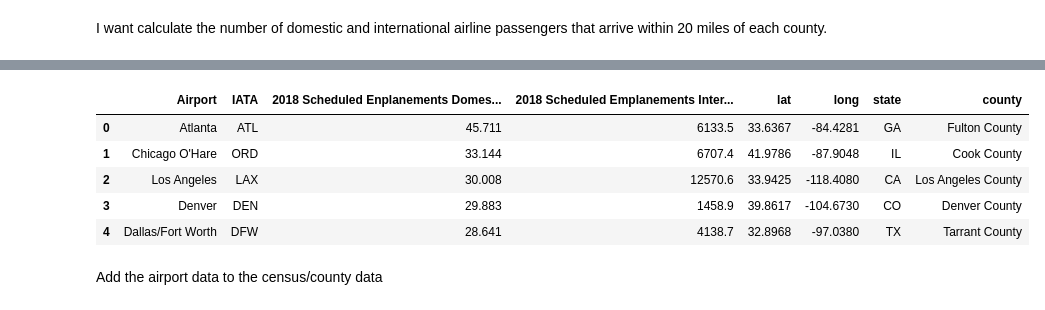
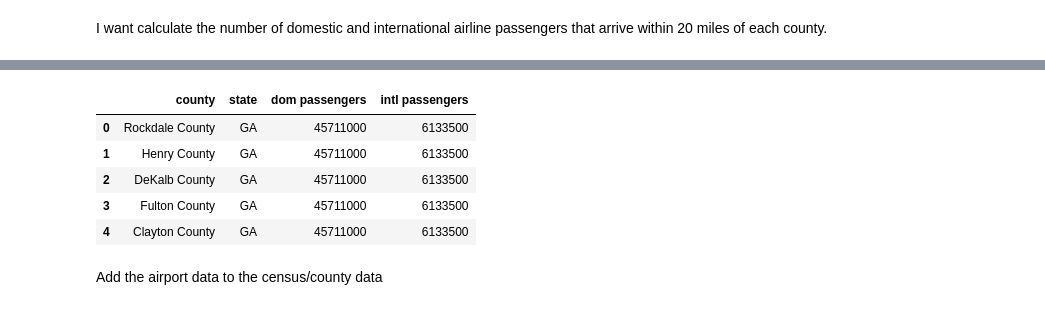
Before and after one commit to aejurgensen/Covid-19, a Jupyter notebook: data/demographic_data.ipynb, the cells around one changed output, grey strips where cells are left out. Cells and saved outputs as stored; diff of their text form; code cells hidden in the pictures.

Commit message:
updated how passenger counts calculated

```diff
--- a/data/demographic_data.ipynb
+++ b/data/demographic_data.ipynb
@@ -379,3 +432,0 @@ for x in range(len(result)):
-# %%
-result = search.by_coordinates(airports.loc[55, "lat"], airports.loc[55, "long"],
-                                   radius=20, returns=700)
@@ -385,10 +433,14 @@ result = search.by_coordinates(airports.loc[55, "lat"], airports.loc[55, "long"]
 # %%
+search = SearchEngine()
 passengers = dict()
 
-for x in range(25):#(airports.shape[0]):
+for x in range((airports.shape[0])):
+    # first use lat, long for each airport, and search for its zipcode, and use to get all
+    # zipcodes within 20 mile radius of the airport
     result = search.by_coordinates(airports.loc[x, "lat"], airports.loc[x, "long"],
                                    radius=20, returns=700)
-    # get set of county, state tuples within a 20 mile radius of this airport
+
+    # get set of county, state tuples within a 20 mile radius of this airport from zipcode info
     unique = set()
     for y in range(len(result)):
         co = result[y].to_dict()["county"]
@@ -431,12 +463,0 @@ NameError: name 'tep' is not defined
-# %%
-state = list()
-county = list()
-
-for x in range(airports.shape[0]):
-    result = search.by_coordinates(airports.loc[x, "lat"], airports.loc[x, "long"], radius = 20, returns = 700)
-    if len(result) > 0:
-        state.append(result[0].to_dict()["state"])
-        county.append(result[0].to_dict()["county"])
-    else:
-        state.append(None)
-        county.append(None)
@@ -446,11 +464,26 @@ airports["county"] = county
+# %%
+# convert passengers dictionary into a data frame
+co = list()
+st = list()
+dom = list()
+intl = list()
+
+for x in passengers.keys():
+    co.append(x[0])
+    st.append(x[1])
+    dom.append(int(passengers[x]["dom"])) # convert to integer
+    intl.append(int(passengers[x]["intl"]))
+
+ps = {"county":co, "state":st, "dom passengers":dom, "intl passengers":intl}
+passengers = pd.DataFrame(ps)
 # %%
-airports.head()
+passengers.head()
 # %% [output]
-|  | Airport | IATA | 2018 Scheduled Enplanements Domes... | 2018 Scheduled Emplanements Inter... | lat | long | state | county |
-| 0 | Atlanta | ATL | 45.711 | 6133.5 | 33.6367 | -84.4281 | GA | Fulton County |
-| 1 | Chicago O'Hare | ORD | 33.144 | 6707.4 | 41.9786 | -87.9048 | IL | Cook County |
-| 2 | Los Angeles | LAX | 30.008 | 12570.6 | 33.9425 | -118.4080 | CA | Los Angeles County |
-| 3 | Denver | DEN | 29.883 | 1458.9 | 39.8617 | -104.6730 | CO | Denver County |
-| 4 | Dallas/Fort Worth | DFW | 28.641 | 4138.7 | 32.8968 | -97.0380 | TX | Tarrant County |
+|  | county | state | dom passengers | intl passengers |
+| 0 | Rockdale County | GA | 45711000 | 6133500 |
+| 1 | Henry County | GA | 45711000 | 6133500 |
+| 2 | DeKalb County | GA | 45711000 | 6133500 |
+| 3 | Fulton County | GA | 45711000 | 6133500 |
+| 4 | Clayton County | GA | 45711000 | 6133500 |
 # %% [markdown]
 Add the airport data to the census/county data
```
Also changed, not shown: parts of 14 cells of this notebook.
